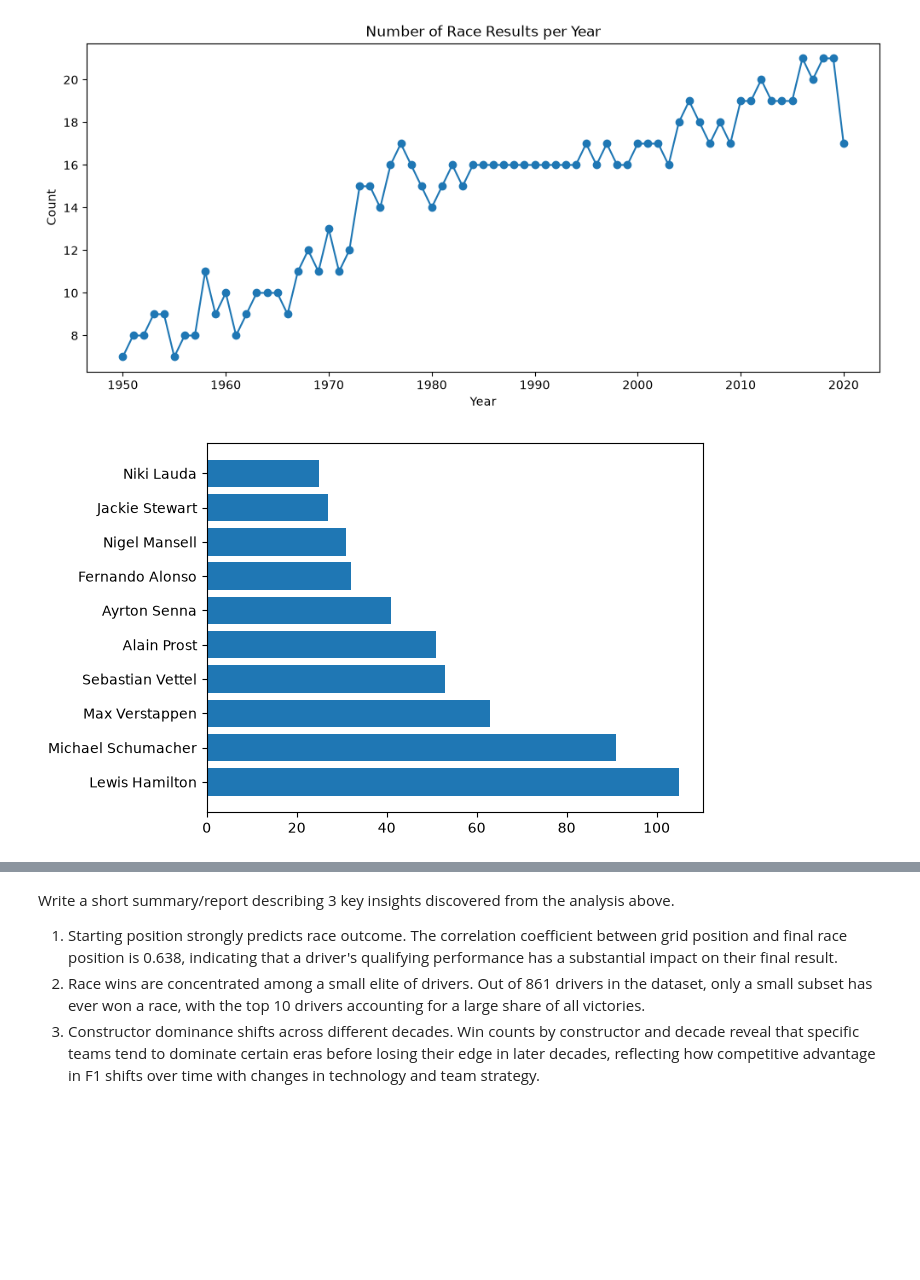
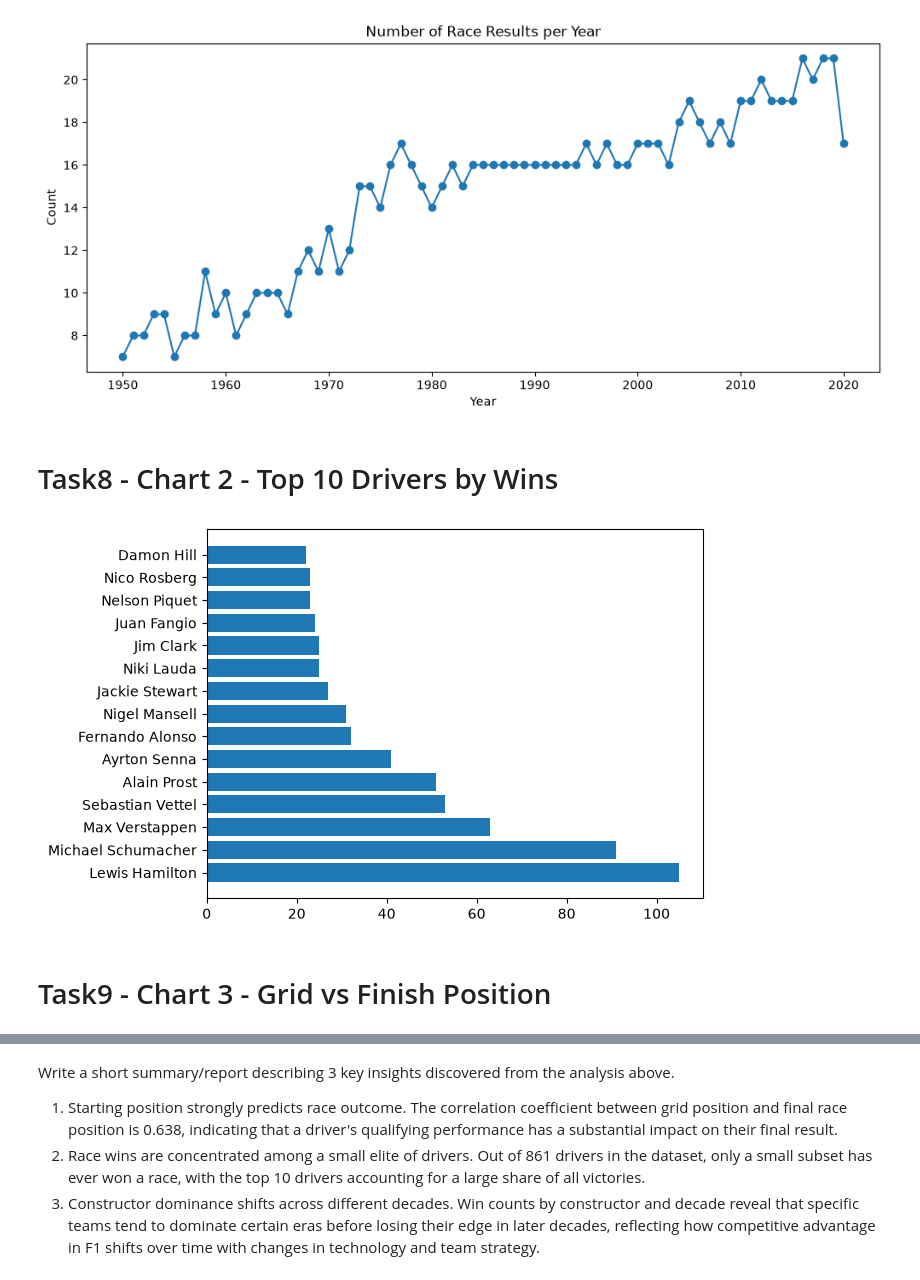
Before and after one commit to geunchankim-glitch/data-practice, a Jupyter notebook: chan/task.ipynb, the cells around one changed output, grey strips where cells are left out. Cells and saved outputs as stored; diff of their text form; code cells hidden in the pictures; blank space fills up the shorter version.

Commit message:
Fix Task9 & Add Markdowm

```diff
--- a/chan/task.ipynb
+++ b/chan/task.ipynb
@@ -300,16 +314,20 @@ plt.savefig('./pngs/chart1_races_per_season.png')
 plt.show()
 # %% [output]
 [figure]
+# %% [markdown]
+# Task8 - Chart 2 - Top 10 Drivers by Wins
 # %%
 # Create a horizontal bar chart: Top 10 drivers by total number of race wins (position == 1)
 wins = merged[merged['position'] == '1']
-win_counts = wins['full_name'].value_counts().head(10)
+win_counts = wins['full_name'].value_counts().head(15)
 
 plt.barh(win_counts.index, win_counts.values)
 # Save as chart2_top10_wins.png
 plt.savefig('./pngs/chart2_top10_wins.png')
 plt.show()
 # %% [output]
-[figure, old version]
+[figure, new version]
+# %% [markdown]
+# Task9 - Chart 3 - Grid vs Finish Position
 # %%
 # Create a scatter plot (or boxplot) comparing starting grid position vs final race position
```
Also changed, not shown: parts of 9 cells of this notebook, 2 other files.
